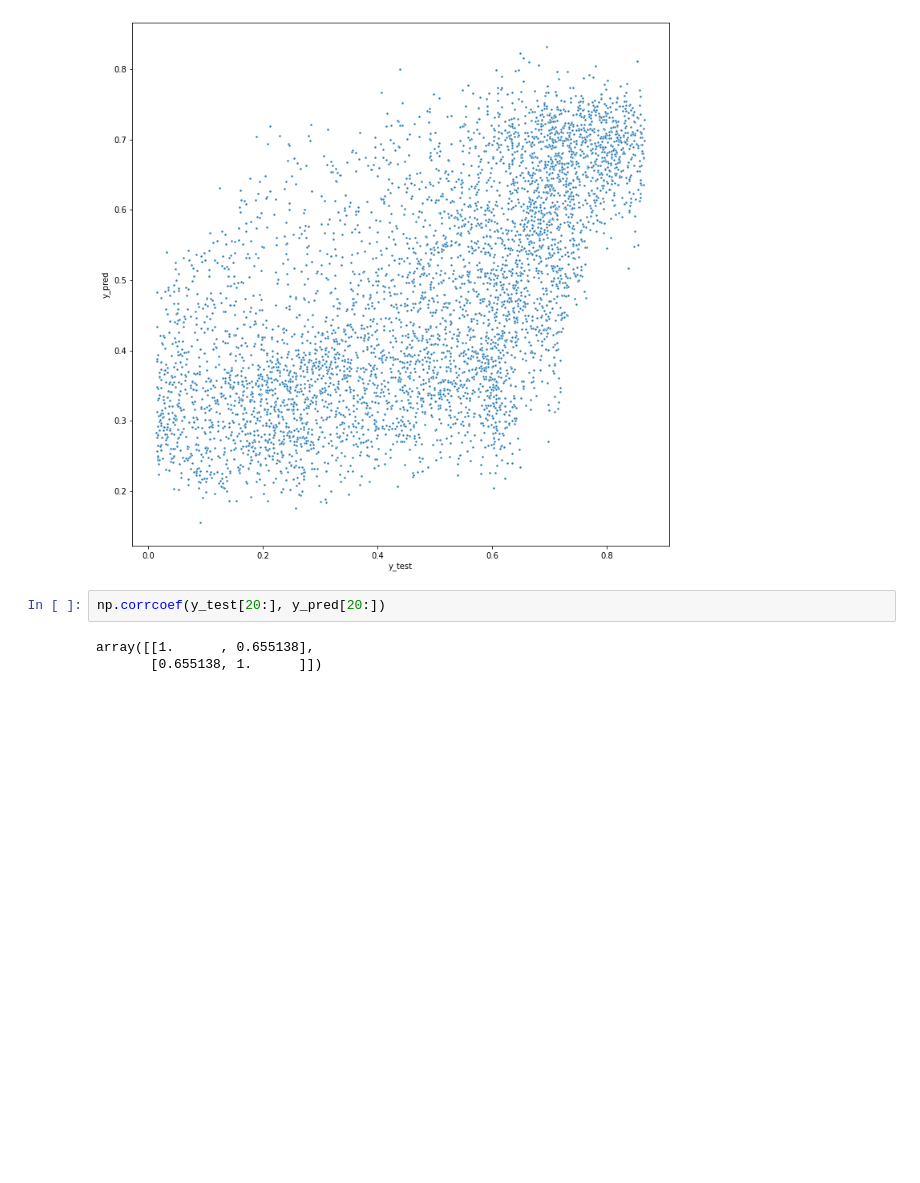
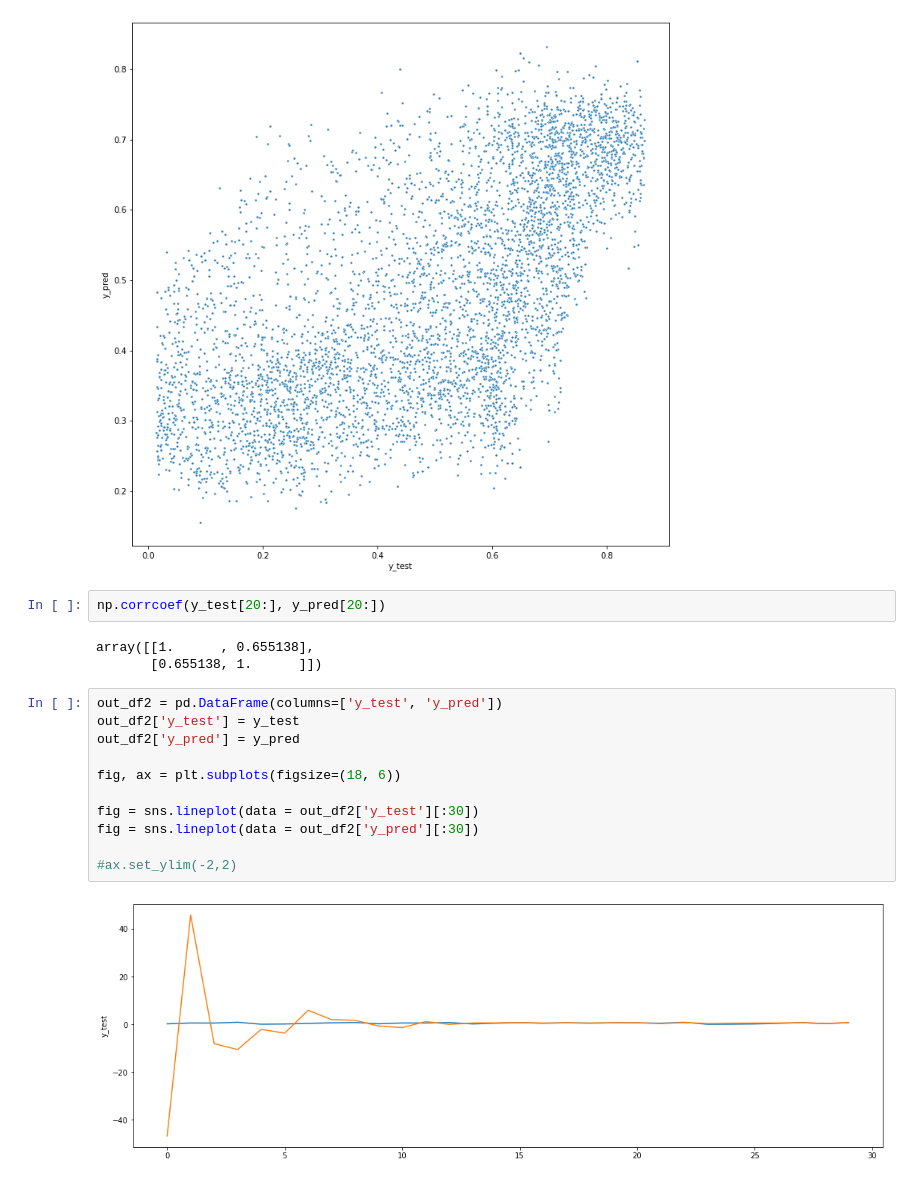
Before and after one commit to filyp/brainhack-reservoir, a Jupyter notebook: test_pyrcn.ipynb, the cells around one changed output. Drawn from its saved outputs; the diff is of its cells as text; blank space fills up the shorter version.

Commit message:
Added some visualisation for behaviour

```diff
--- a/test_pyrcn.ipynb
+++ b/test_pyrcn.ipynb
@@ -128,3 +128,16 @@ np.corrcoef(y_test[20:], y_pred[20:])
 # %% [output]
 array([[1.      , 0.655138],
        [0.655138, 1.      ]])
+# %%
+out_df2 = pd.DataFrame(columns=['y_test', 'y_pred'])
+out_df2['y_test'] = y_test
+out_df2['y_pred'] = y_pred
+
+fig, ax = plt.subplots(figsize=(18, 6))
+
+fig = sns.lineplot(data = out_df2['y_test'][:30])
+fig = sns.lineplot(data = out_df2['y_pred'][:30])
+
+#ax.set_ylim(-2,2)
+# %% [output]
+[figure, added]
```
Also changed, not shown: parts of 1 cell of this notebook.
